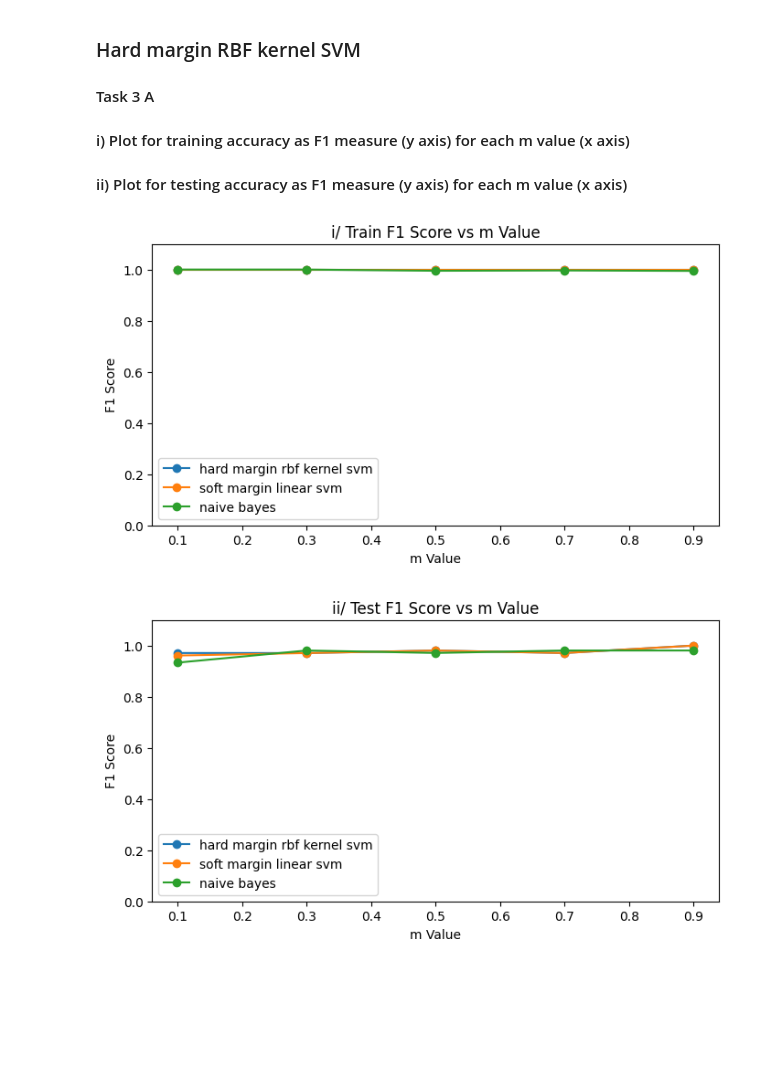
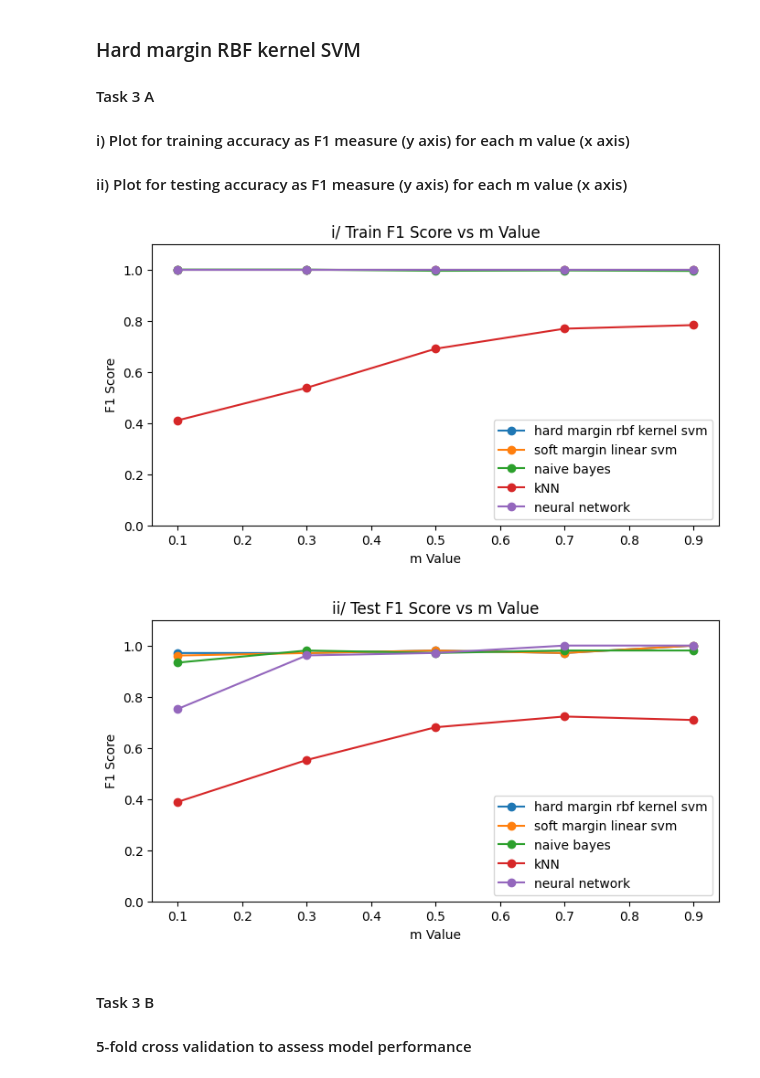
Before and after one commit to Compsci361-Group31/COMPSCI361-Assignment3, a Jupyter notebook: AS03.ipynb, the cells around one changed output. Saved outputs shown, nothing was run; the diff lists cells and outputs as text; code cells hidden in the pictures; blank space fills up the shorter version.

Commit message:
task 3 updated

```diff
--- a/AS03.ipynb
+++ b/AS03.ipynb
@@ -229,16 +229,16 @@ from sklearn.decomposition import PCA
 from sklearn.preprocessing import LabelEncoder
 
 # load data
-train_df = pd.read_csv('train.csv', header=None, names=['id', 'text', 'label'])
-test_df = pd.read_csv('test.csv', header=None, names=['id', 'text', 'label'])
+train_dff = pd.read_csv('train.csv', header=None, names=['id', 'text', 'label'])
+test_dff = pd.read_csv('test.csv', header=None, names=['id', 'text', 'label'])
 
 # vectorize text using TF-IDF
 vectorizer = TfidfVectorizer()
-X_train = vectorizer.fit_transform(train_df['text'])
-X_test = vectorizer.transform(test_df['text'])
+X_train = vectorizer.fit_transform(train_dff['text'])
+X_test = vectorizer.transform(test_dff['text'])
 
-y_train = train_df['label']
-y_test = test_df['label']
+y_train = train_dff['label']
+y_test = test_dff['label']
 
 # train kNN classifier
 knn = KNeighborsClassifier(n_neighbors=5)
@@ -247,11 +247,11 @@ knn.fit(X_train, y_train)
 # predict and evaluate
 y_pred = knn.predict(X_test)
 
-print("Confusion Matrix:")
-print(confusion_matrix(y_test, y_pred))
+#print("Confusion Matrix:")
+#print(confusion_matrix(y_test, y_pred))
 
-print("\nClassification Report:")
-print(classification_report(y_test, y_pred))
+#print("\nClassification Report:")
+#print(classification_report(y_test, y_pred, zero_division=0))
 
 
 # Convert to dense and apply PCA for 2D visualization
@@ -585,13 +585,14 @@ Hidden units: 40, Average Training Loss: 0.0493
 #### ii) Plot for testing accuracy as F1 measure (y axis) for each m value (x axis)
 # %%
 from sklearn.metrics import f1_score
+from sklearn.neural_network import MLPClassifier
 
 y = train_df["Category"].to_numpy()
 m_values = [0.1, 0.3, 0.5, 0.7, 0.9]
 train_f1_scores = {"hard margin rbf kernel svm": [], "soft margin linear svm": [],
-                   "naive bayes": []}
+                   "naive bayes": [], "kNN": [], "neural network": []}
 test_f1_scores = {"hard margin rbf kernel svm": [], "soft margin linear svm": [],
-                  "naive bayes": []}
+                  "naive bayes": [], "kNN": [], "neural network": []}
 for m in m_values:
     # get training data sub set
     rows = int(m * y.size)
@@ -611,6 +612,15 @@ for m in m_values:
     nb_classifier = MultinomialNB()
     nb_classifier.fit(X_subset, y_subset)
 
+    # kNN
+    knn = KNeighborsClassifier(n_neighbors=1)
+    knn.fit(X_subset, y_subset)
+
+    # neural network
+    nn = MLPClassifier(hidden_layer_sizes=(20,), learning_rate_init=0.01, max_iter=100,
+                       activation='relu', solver='adam', random_state=42)
+    nn.fit(X_subset, y_subset)
+
     # get training accuracy as f1-measure
     # hard margin rbf svm
     y_pred = rbf.predict(X_subset)
@@ -627,6 +637,15 @@ for m in m_values:
     train_f1 = f1_score(y_subset, y_pred, average='macro')
     train_f1_scores["naive bayes"].append(train_f1)
 
+    # kNN
+    y_pred = knn.predict(X_subset)
+    train_f1 = f1_score(y_subset, y_pred, average='macro')
+    train_f1_scores["kNN"].append(train_f1)
+
+    # neural network
+    y_pred = nn.predict(X_subset)
+    train_f1 = f1_score(y_subset, y_pred, average='macro')
+    train_f1_scores["neural network"].append(train_f1)
 
     # get testing accuracy as f1-measure
     test_X = cv_subset.transform(test_df['Text']).toarray() # use vectoriser from training to transform test data
@@ -641,32 +660,45 @@ for m in m_values:
     test_f1_scores["soft margin linear svm"].append(test_f1)
 
     # naive bayes
     y_pred = nb_classifier.predict(test_X)
     test_f1 = f1_score(test_y, y_pred, average='macro')
     test_f1_scores["naive bayes"].append(test_f1)
+
+    # kNN
+    y_pred = knn.predict(test_X)
+    test_f1 = f1_score(test_y, y_pred, average='macro')
+    test_f1_scores["kNN"].append(test_f1)
+
+    # neural network
+    y_pred = nn.predict(test_X)
+    test_f1 = f1_score(test_y, y_pred, average='macro')
+    test_f1_scores["neural network"].append(test_f1)
 
 
 # plot for 3ai: training accuracy f1 score vs m values
 plt.figure(figsize=(8, 4))
 for model_name, scores in train_f1_scores.items():
     plt.plot(m_values, scores, marker='o', label=model_name)
 plt.ylim(0, 1.1)
 plt.xlabel('m Value')
 plt.ylabel('F1 Score')
 plt.title('i/ Train F1 Score vs m Value')
 plt.legend()
 plt.show()
 
 # plot for 3aii: test accuracy f1 score vs m values
 plt.figure(figsize=(8, 4))
 for model_name, scores in test_f1_scores.items():
     plt.plot(m_values, scores, marker='o', label=model_name)
 plt.ylim(0, 1.1)
 plt.xlabel('m Value')
 plt.ylabel('F1 Score')
 plt.title('ii/ Test F1 Score vs m Value')
 plt.legend()
 plt.show()
 # %% [output]
-[figure, old version]
+[figure, new version]
-[figure, old version]
+[figure, new version]
+# %% [markdown]
+#### Task 3 B
+#### 5-fold cross validation to assess model performance
```
Also changed, not shown: parts of 6 cells of this notebook.
